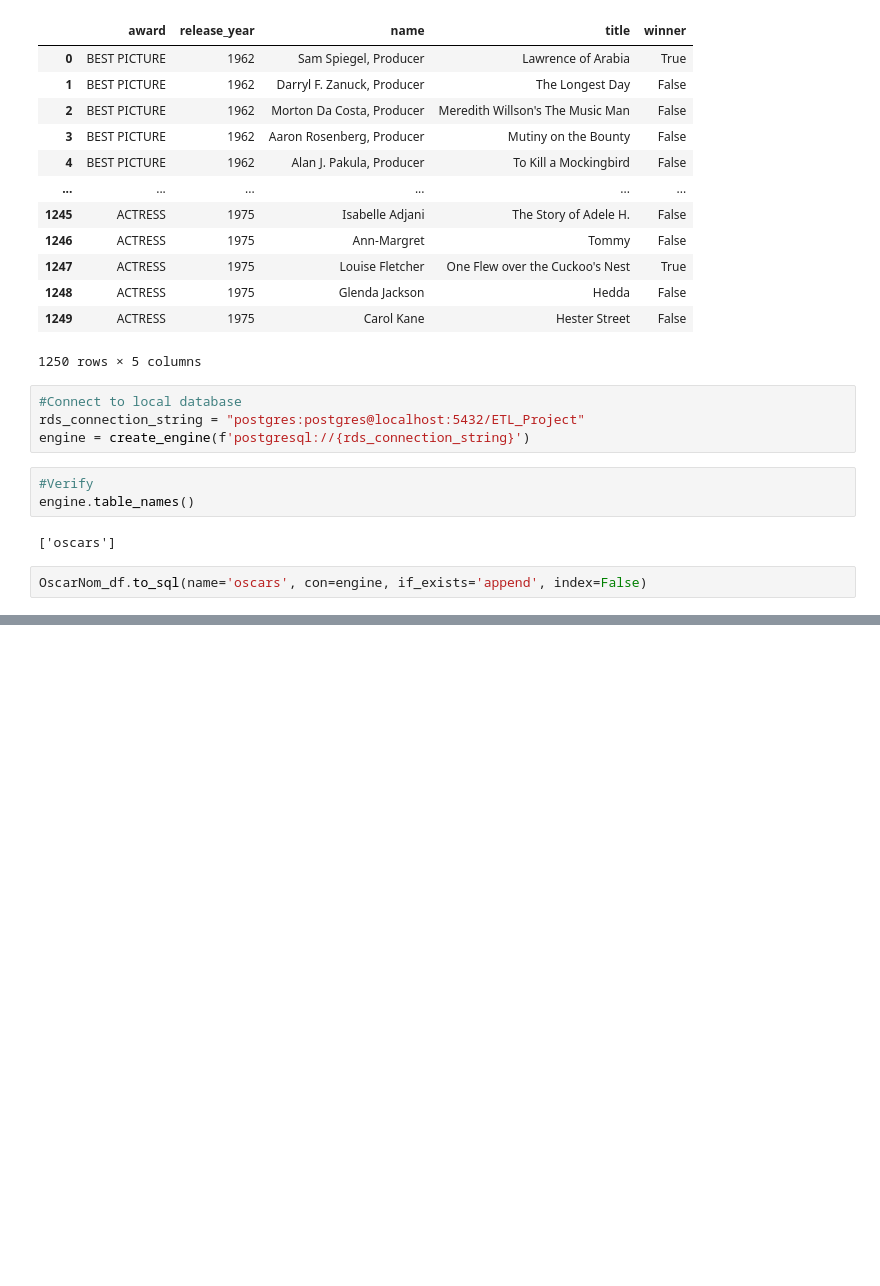
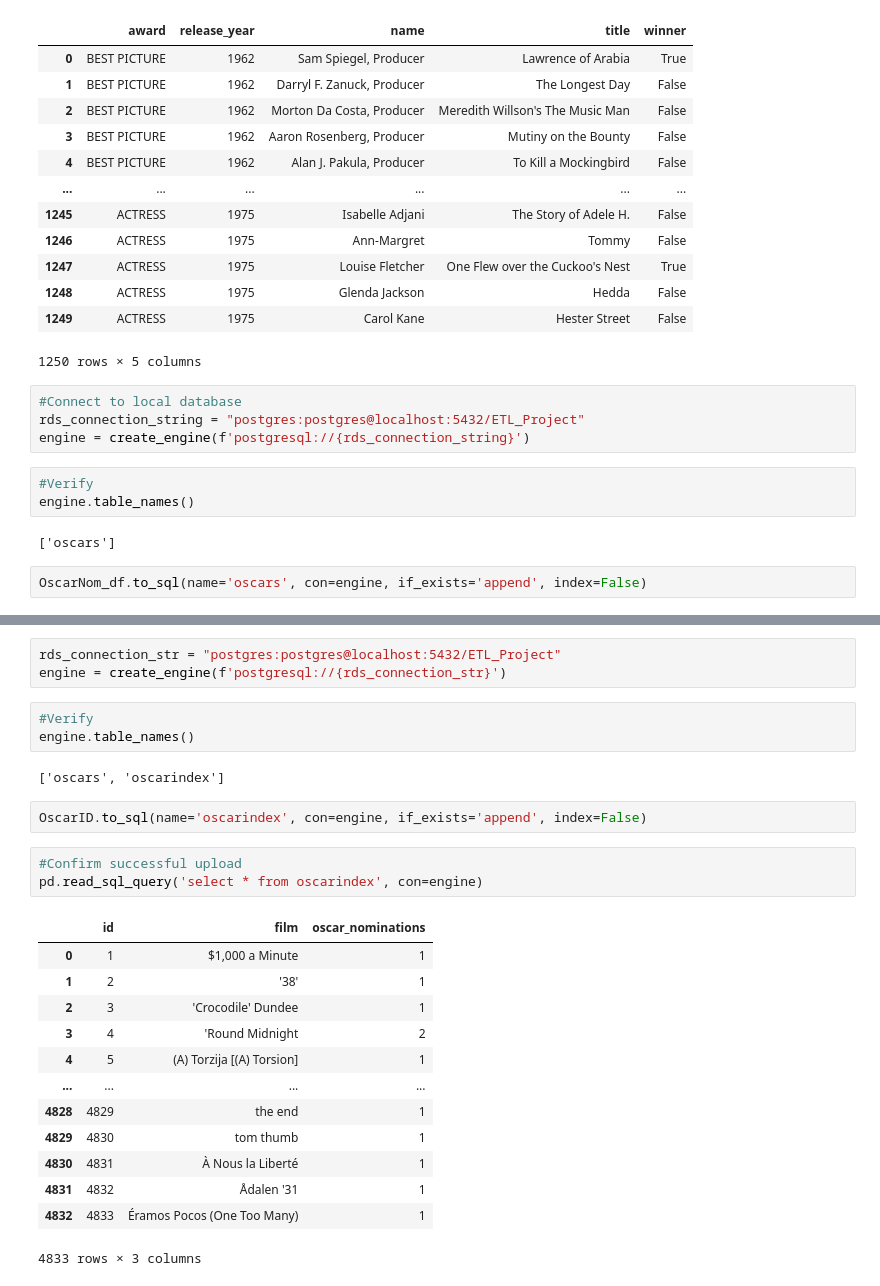
Before and after one commit to gemelodyyu/ETL-project-moives, a Jupyter notebook: OscarWinners.ipynb, the cells around one changed output, grey strips where cells are left out. Drawn from its saved outputs; the diff is of its cells as text; blank space fills up the shorter version.

```diff
--- a/OscarWinners.ipynb
+++ b/OscarWinners.ipynb
@@ -114,0 +146,27 @@ pd.read_sql_query('select * from oscars', con=engine)
+# %%
+rds_connection_str = "postgres:postgres@localhost:5432/ETL_Project"
+engine = create_engine(f'postgresql://{rds_connection_str}')
+# %%
+#Verify
+engine.table_names()
+# %% [output]
+['oscars', 'oscarindex']
+# %%
+OscarID.to_sql(name='oscarindex', con=engine, if_exists='append', index=False)
+# %%
+#Confirm successful upload
+pd.read_sql_query('select * from oscarindex', con=engine)
+# %% [output]
+|  | id | film | oscar_nominations |
+| 0 | 1 | $1,000 a Minute | 1 |
+| 1 | 2 | '38' | 1 |
+| 2 | 3 | 'Crocodile' Dundee | 1 |
+| 3 | 4 | 'Round Midnight | 2 |
+| 4 | 5 | (A) Torzija [(A) Torsion] | 1 |
+| ... | ... | ... | ... |
+| 4828 | 4829 | the end | 1 |
+| 4829 | 4830 | tom thumb | 1 |
+| 4830 | 4831 | À Nous la Liberté | 1 |
+| 4831 | 4832 | Ådalen '31 | 1 |
+| 4832 | 4833 | Éramos Pocos (One Too Many) | 1 |
+4833 rows × 3 columns
```
Also changed, not shown: parts of 4 cells of this notebook, 1 other file.
